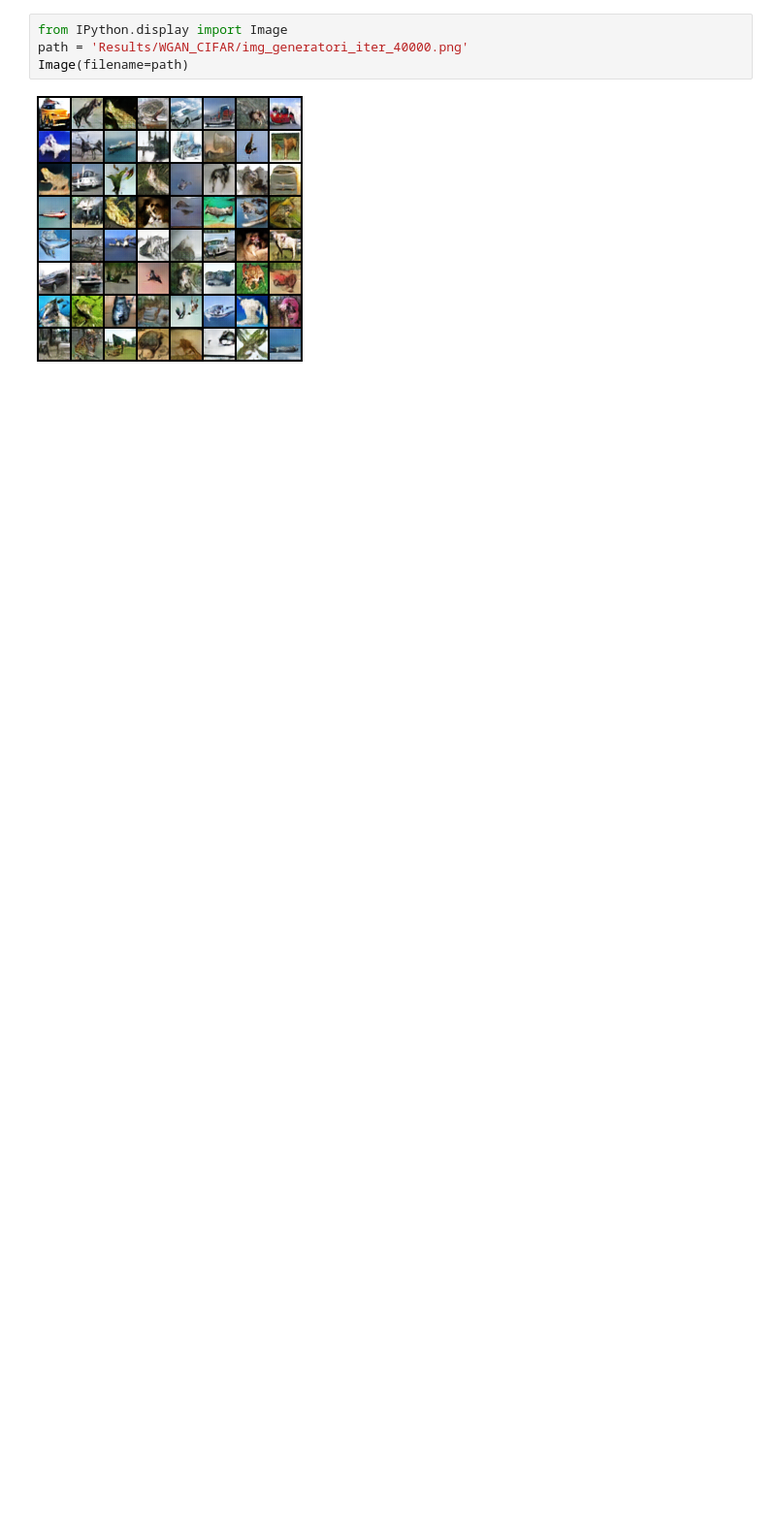
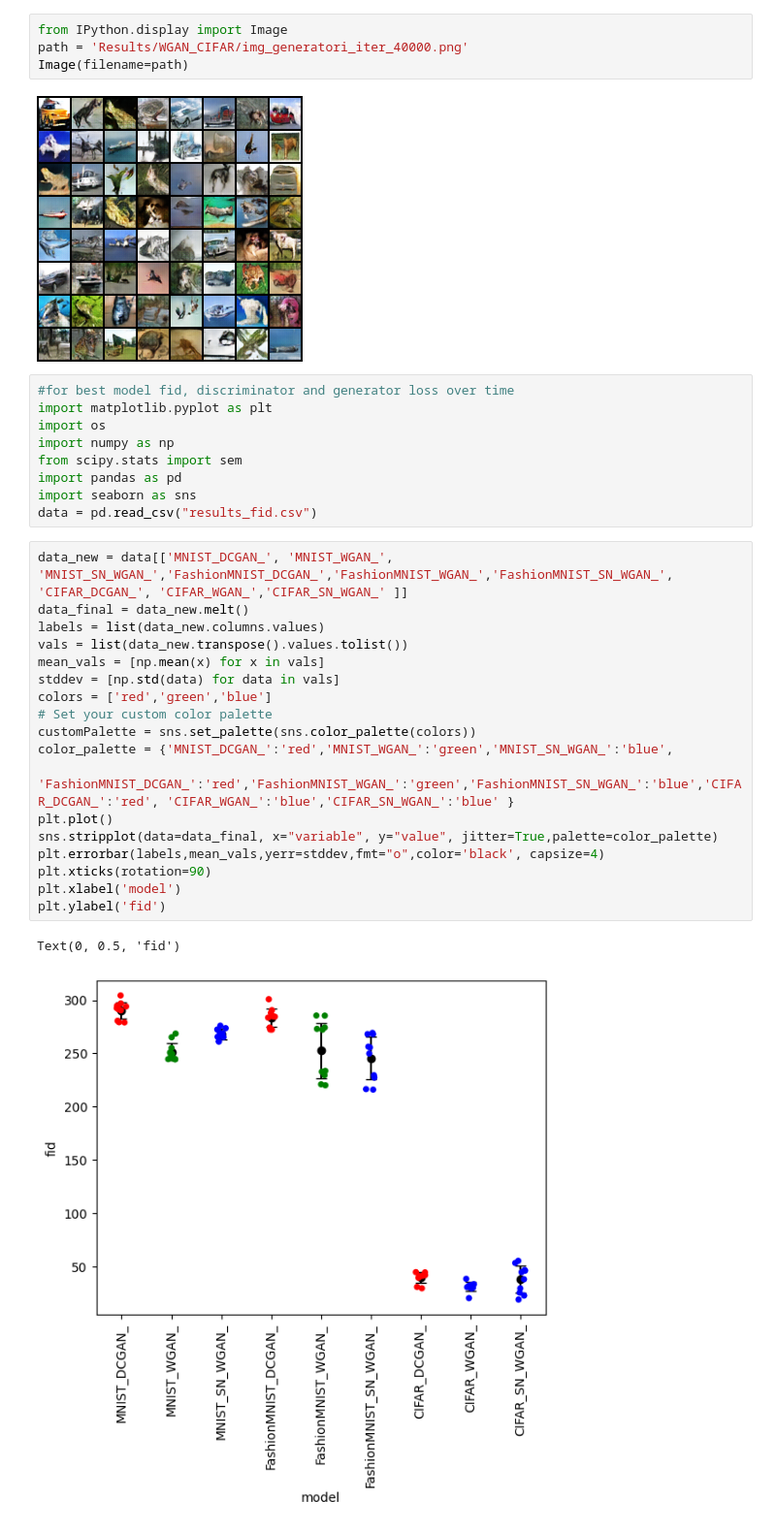
Before and after one commit to Karl-Liu-ch/Pytorch_WGAN, a Jupyter notebook: results.ipynb, the cells around one changed output. Shown at 97% size. Saved outputs shown, nothing was run; the diff lists cells and outputs as text; blank space fills up the shorter version.

Commit message:
results analysis

```diff
--- a/results.ipynb
+++ b/results.ipynb
@@ -37,3 +37,33 @@ path = 'Results/WGAN_CIFAR/img_generatori_iter_40000.png'
 Image(filename=path)
 # %% [output]
 [figure]
+# %%
+#for best model fid, discriminator and generator loss over time
+import matplotlib.pyplot as plt
+import os
+import numpy as np
+from scipy.stats import sem
+import pandas as pd
+import seaborn as sns
+data = pd.read_csv("results_fid.csv")
+# %%
+data_new = data[['MNIST_DCGAN_', 'MNIST_WGAN_', 'MNIST_SN_WGAN_','FashionMNIST_DCGAN_','FashionMNIST_WGAN_','FashionMNIST_SN_WGAN_', 'CIFAR_DCGAN_', 'CIFAR_WGAN_','CIFAR_SN_WGAN_' ]]
+data_final = data_new.melt()
+labels = list(data_new.columns.values)
+vals = list(data_new.transpose().values.tolist())
+mean_vals = [np.mean(x) for x in vals]
+stddev = [np.std(data) for data in vals]
+colors = ['red','green','blue']
+# Set your custom color palette
+customPalette = sns.set_palette(sns.color_palette(colors))
+color_palette = {'MNIST_DCGAN_':'red','MNIST_WGAN_':'green','MNIST_SN_WGAN_':'blue',
+                'FashionMNIST_DCGAN_':'red','FashionMNIST_WGAN_':'green','FashionMNIST_SN_WGAN_':'blue','CIFAR_DCGAN_':'red', 'CIFAR_WGAN_':'blue','CIFAR_SN_WGAN_':'blue' }
+plt.plot()
+sns.stripplot(data=data_final, x="variable", y="value", jitter=True,palette=color_palette)
+plt.errorbar(labels,mean_vals,yerr=stddev,fmt="o",color='black', capsize=4)
+plt.xticks(rotation=90)
+plt.xlabel('model')
+plt.ylabel('fid')
+# %% [output]
+Text(0, 0.5, 'fid')
+[figure, added]
```
